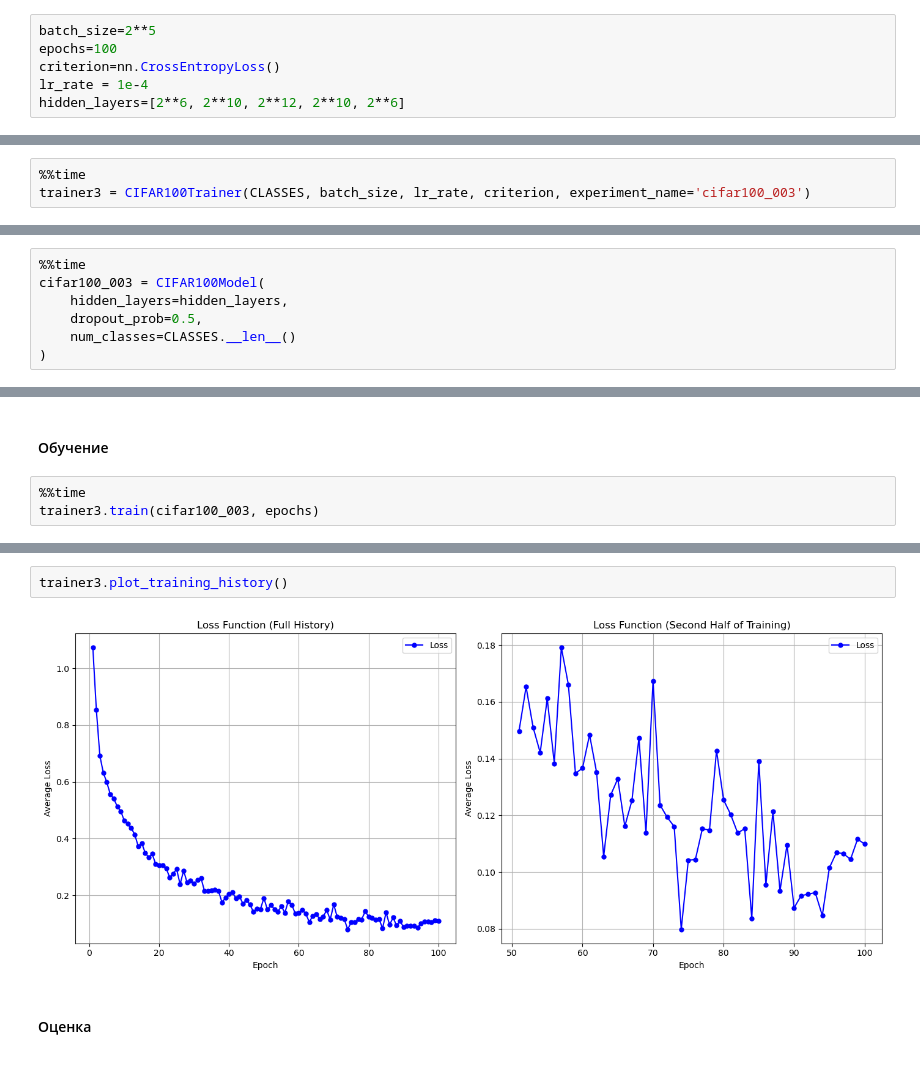
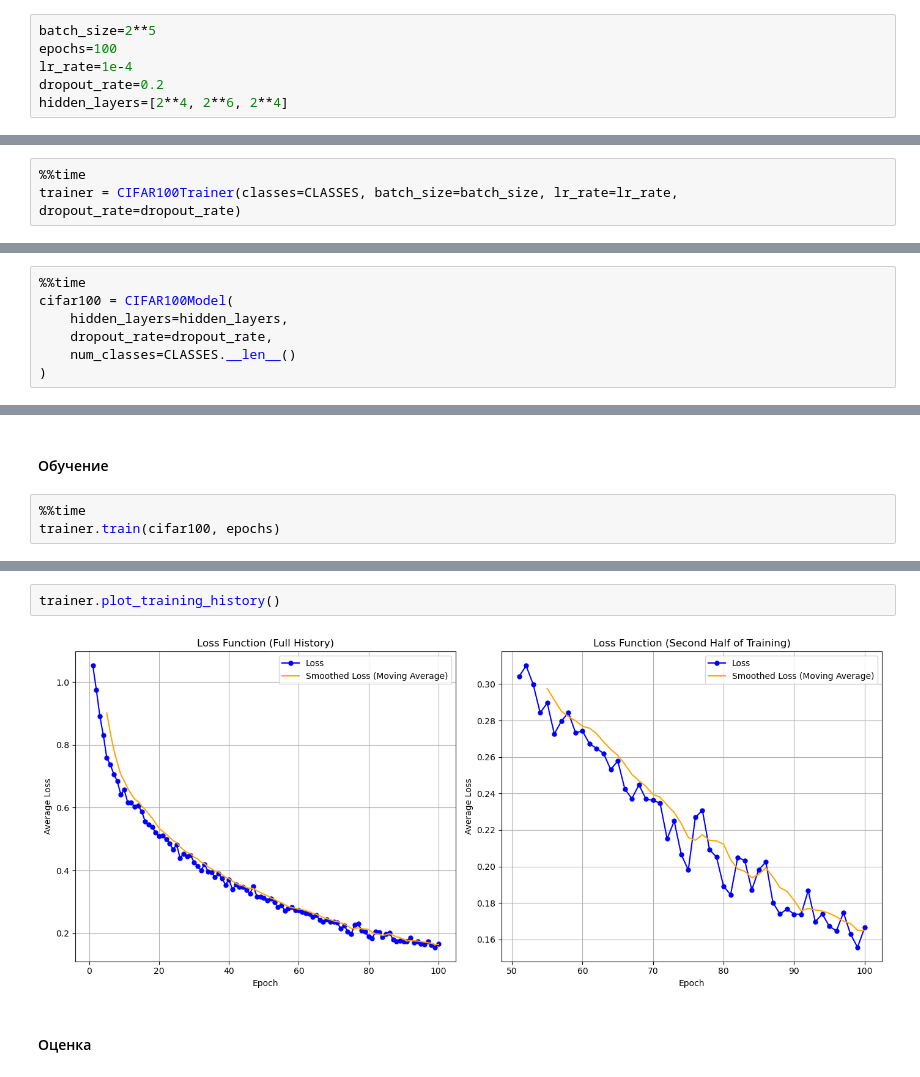
Before and after one commit to RedAlexDad/CIFAR100_DetectedObject, a Jupyter notebook: main.ipynb, the cells around one changed output, grey strips where cells are left out. Saved outputs shown, nothing was run; the diff lists cells and outputs as text.

```diff
--- a/main.ipynb
+++ b/main.ipynb
@@ -567,12 +634,12 @@ Model UUID: 225624a2-567f-4290-8399-3bc778b60d1c
 # %%
 batch_size=2**5
 epochs=100
-criterion=nn.CrossEntropyLoss()
-lr_rate = 1e-4
-hidden_layers=[2**6, 2**10, 2**12, 2**10, 2**6]
+lr_rate=1e-4
+dropout_rate=0.2
+hidden_layers=[2**4, 2**6, 2**4]
 # %% [markdown]
 #### Инициализация модели
 # %%
 %%time
-trainer3 = CIFAR100Trainer(CLASSES, batch_size, lr_rate, criterion, experiment_name='cifar100_003')
+trainer = CIFAR100Trainer(classes=CLASSES, batch_size=batch_size, lr_rate=lr_rate, dropout_rate=dropout_rate)
 # %% [output]
@@ -582,8 +649,8 @@ Wall time: 306 ms
 # %%
 %%time
-cifar100_003 = CIFAR100Model(
+cifar100 = CIFAR100Model(
     hidden_layers=hidden_layers,
-    dropout_prob=0.5,
+    dropout_rate=dropout_rate,
     num_classes=CLASSES.__len__()
 )
 # %% [output]
@@ -625,5 +684,5 @@ CIFAR100Model(
 #### Обучение
 # %%
 %%time
-trainer3.train(cifar100_003, epochs)
+trainer.train(cifar100, epochs)
 # %% [output]
@@ -642,7 +701,7 @@ Epoch: 12/100, Loss: 0.436639
 ... (88 outputs left out)
 # %%
-trainer3.plot_training_history()
+trainer.plot_training_history()
 # %% [output]
-[figure, old version]
+[figure, new version]
 # %% [markdown]
 #### Оценка
```
Also changed, not shown: parts of 147 cells of this notebook, 58 other files.
